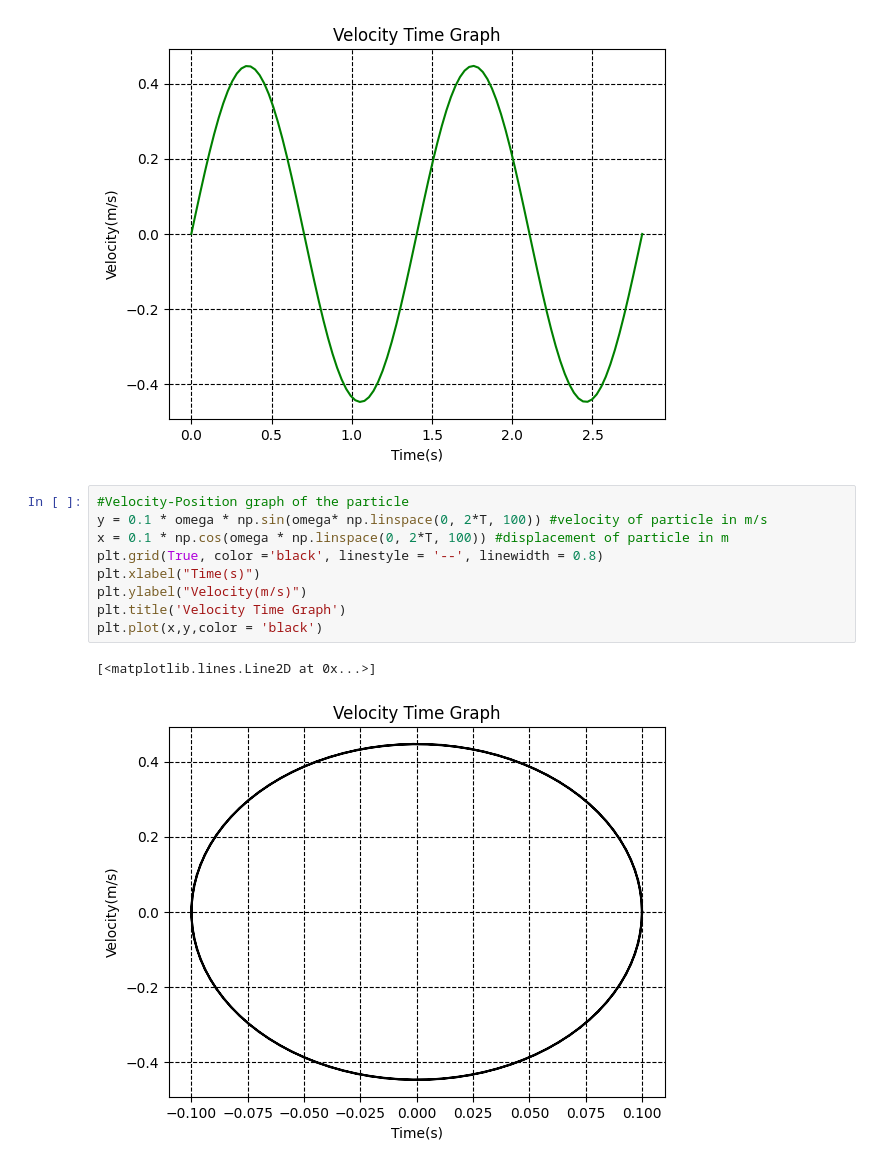
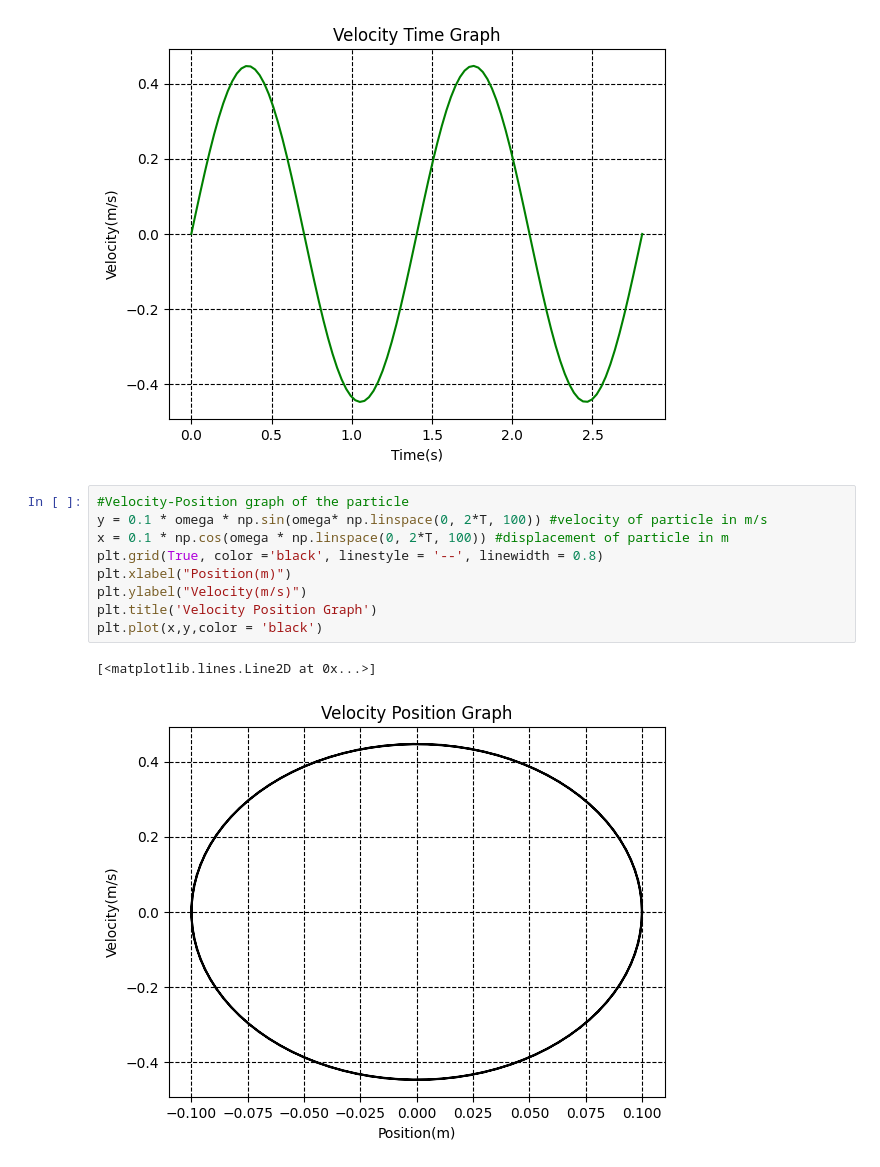
Before and after one commit to Rivu-Codez/Physics-With-Python, a Jupyter notebook: SimpleHarmonicMotion.ipynb, the cells around one changed output. Drawn from its saved outputs; the diff is of its cells as text.

```diff
--- a/SimpleHarmonicMotion.ipynb
+++ b/SimpleHarmonicMotion.ipynb
@@ -53,15 +53,15 @@ plt.plot(t,y,color = 'green')
 # %%
 #Velocity-Position graph of the particle
 y = 0.1 * omega * np.sin(omega* np.linspace(0, 2*T, 100)) #velocity of particle in m/s
 x = 0.1 * np.cos(omega * np.linspace(0, 2*T, 100)) #displacement of particle in m
 plt.grid(True, color ='black', linestyle = '--', linewidth = 0.8)
-plt.xlabel("Time(s)")
+plt.xlabel("Position(m)")
 plt.ylabel("Velocity(m/s)")
-plt.title('Velocity Time Graph')
+plt.title('Velocity Position Graph')
 plt.plot(x,y,color = 'black')
 # %% [output]
 [<matplotlib.lines.Line2D at 0x...>]
-[figure, old version]
+[figure, new version]
 # %%
 '''
 Above we analysed the spring mass SHM using analytical method.
```
Also changed, not shown: parts of 3 cells of this notebook.
